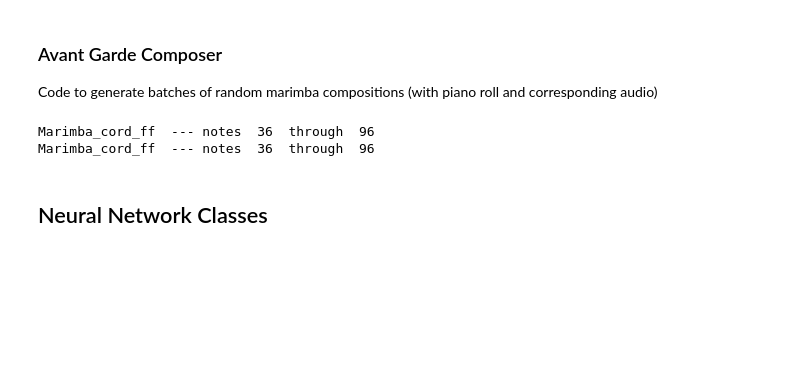
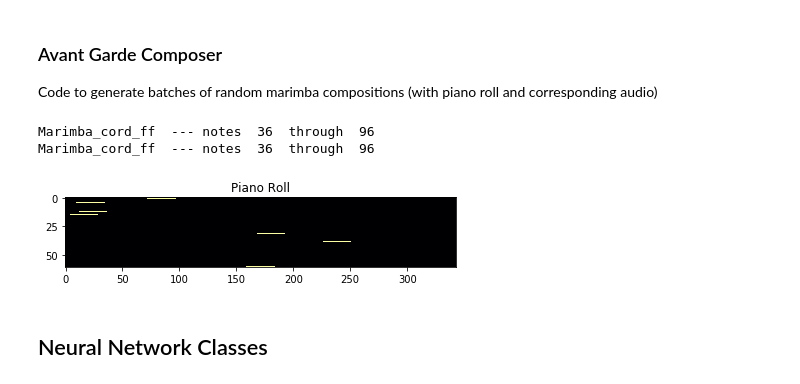
Before and after one commit to jmsmdy/sound-parse, a Jupyter notebook: Flex Net 2B.ipynb, the cells around one changed output. Cells and saved outputs as stored; diff of their text form; code cells hidden in the pictures; blank space fills up the shorter version.

Commit message:
updated piano roll generator

```diff
--- a/Flex Net 2B.ipynb
+++ b/Flex Net 2B.ipynb
@@ -109,6 +109,7 @@ class Song(tf.Module):
             self.piano_roll = self.piano_roll.assign_add(
                 tf.roll(random_notes, shift=i, axis=0)
             )
+        self.piano_roll = self.piano_roll.assign(tf.math.minimum(self.piano_roll, 1.0))
 
         # Write generated notes to output signal
         new_signals = tf.matmul(random_notes, self.padded_samples)
@@ -177,6 +178,11 @@ def listen(tensor_or_numpy_array):
         return Audio(tensor_or_numpy_array, rate=44100, autoplay=True)
     else:
         return Audio(tensor_or_numpy_array.numpy(), rate=44100, autoplay=True)
+# %%
+(audio, _, _), piano_roll = test_generator.__next__()
+show([(piano_roll[0], 'Piano Roll')])
+# %% [output]
+[figure, added]
 # %% [markdown]
 ## Neural Network Classes
 # %%
```
